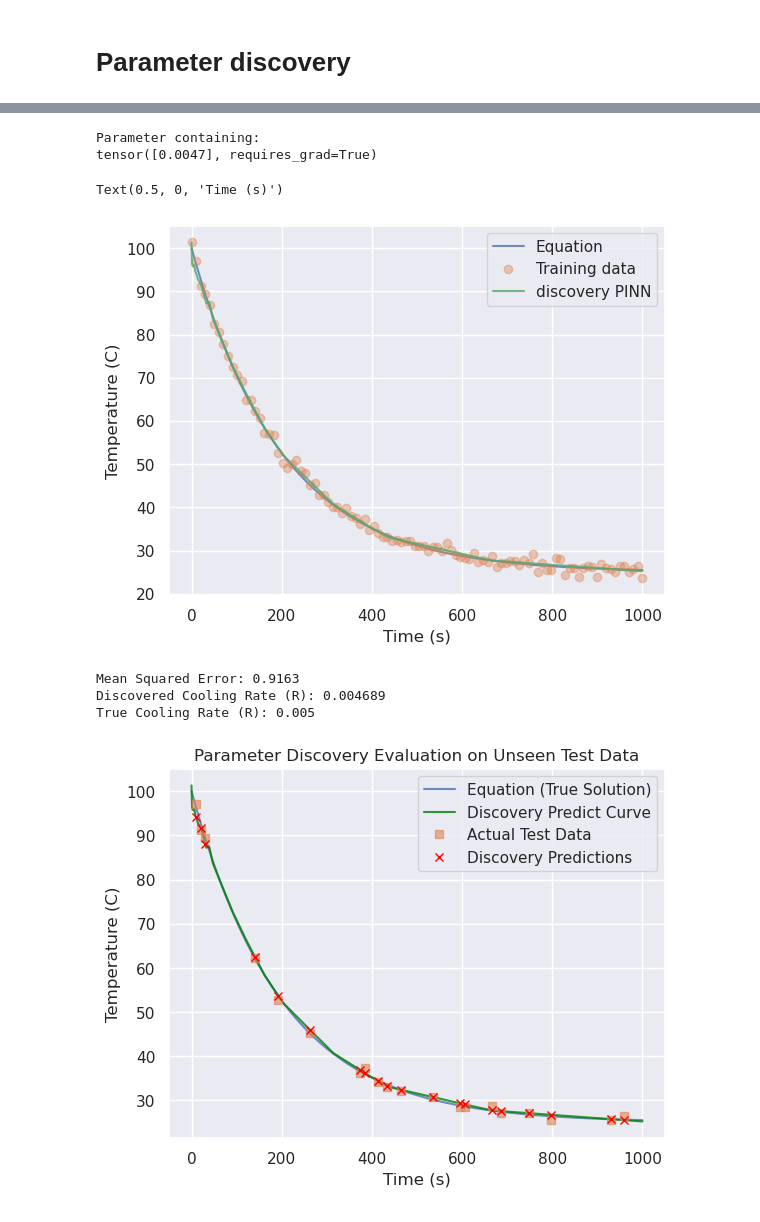
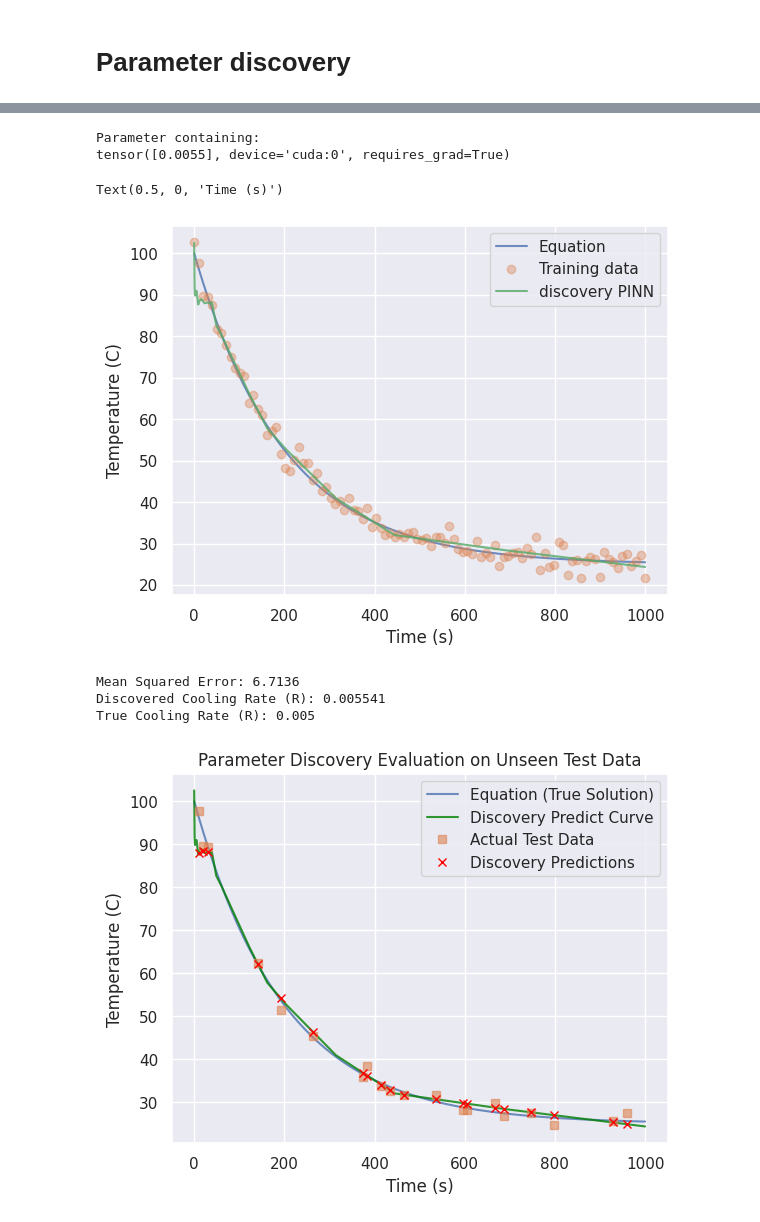
Before and after one commit to MrzAhmadi/PINNs, a Jupyter notebook: experiment/cooling_rate/cooling_rate_train_test.ipynb, the cells around one changed output, grey strips where cells are left out. Cells and saved outputs as stored; diff of their text form; code cells hidden in the pictures.

```diff
--- a/experiment/cooling_rate/cooling_rate_train_test.ipynb
+++ b/experiment/cooling_rate/cooling_rate_train_test.ipynb
@@ -29,16 +29,17 @@ PyTorch will use: cpu
 # Parameters
 # %%
 number_of_points = 100
-noise_coeff = 1
+noise_coeff = 2
 
 pinn_collocation_points = 1000
 parameter_discovery_collocation_points = 1000
 
-pinn_loss2_weight = 1
-parameter_discovery_loss_2_weight = 1
+pinn_loss2_weight = 0.5
+parameter_discovery_loss_2_weight = 0.5
 
-pinn_epochs = 30000
-parameter_discovery_epochs = 40000
+vanila_epochs = 20000
+pinn_epochs = 20000
+parameter_discovery_epochs = 20000
 # %%
 np.random.seed(10)
 
@@ -55,11 +56,11 @@ temps = eq(times)
 t = np.linspace(0, 1000, number_of_points)
 T = eq(t) + noise_coeff * np.random.randn(number_of_points)
 
-t_train, t_test, T_train, T_test = train_test_split(t, T, test_size=0.2, random_state=10)
+x_train, x_test, y_train, y_test = train_test_split(t, T, test_size=0.2, random_state=10)
 
 plt.plot(times, temps)
-plt.plot(t_train, T_train, 'o')
-plt.plot(t_test, T_test, 's')
+plt.plot(x_train, y_train, 'o')
+plt.plot(x_test, y_test, 's')
 plt.legend(['Equation', 'Training data (80%)', 'Testing data (20%)'])
 plt.ylabel('Temperature (C)')
 plt.xlabel('Time (s)')
@@ -150,9 +248,9 @@ def physics_loss_discovery(model: torch.nn.Module, n_points=parameter_discovery_
 
     return torch.mean(pde**2)
 # %%
-netdisc = NetDiscovery(1, 1, loss2=physics_loss_discovery, loss2_weight=parameter_discovery_loss_2_weight, epochs=parameter_discovery_epochs, lr=5e-6).to(DEVICE)
+netdisc = NetDiscovery(1, 1, loss2=physics_loss_discovery, loss2_weight=parameter_discovery_loss_2_weight, epochs=parameter_discovery_epochs, lr=1e-5).to(DEVICE)
 
-losses = netdisc.fit(t_train, T_train)
+losses = netdisc.fit(x_train, y_train)
 
 plt.plot(losses)
 plt.yscale('log')
@@ -183,41 +281,41 @@ plt.ylabel('Temperature (C)')
 plt.xlabel('Time (s)')
 # %% [output]
 Parameter containing:
-tensor([0.0047], requires_grad=True)
+tensor([0.0055], device='cuda:0', requires_grad=True)
 Text(0.5, 0, 'Time (s)')
-[figure, old version]
+[figure, new version]
 # %%
 # Predict specifically for the test points to calculate MSE
-T_pred_disc = netdisc.predict(t_test)
+T_pred_disc = netdisc.predict(x_test)
 
-test_mse_disc = np.mean((T_pred_disc.flatten() - T_test)**2)
+test_mse_disc = np.mean((T_pred_disc.flatten() - y_test)**2)
 discovered_r = netdisc.r.item()
 true_r = 0.005
 
 print(f"Mean Squared Error: {test_mse_disc:.4f}")
 print(f"Discovered Cooling Rate (R): {discovered_r:.6f}")
 print(f"True Cooling Rate (R): {true_r}")
 
 # Predict across the entire continuous time domain
 continuous_preds_disc = netdisc.predict(times)
 
 plt.figure()
 
 # Plot the continuous curves
 plt.plot(times, temps, label='Equation (True Solution)', alpha=0.8)
 plt.plot(times, continuous_preds_disc, label='Discovery Predict Curve', color='green', alpha=0.8)
 
 # Plot the discrete test points
-plt.plot(t_test, T_test, 's', label='Actual Test Data', alpha=0.6)
-plt.plot(t_test, T_pred_disc, 'x', label='Discovery Predictions', color='red')
+plt.plot(x_test, y_test, 's', label='Actual Test Data', alpha=0.6)
+plt.plot(x_test, T_pred_disc, 'x', label='Discovery Predictions', color='red')
 
 plt.legend()
 plt.ylabel('Temperature (C)')
 plt.xlabel('Time (s)')
 plt.title('Parameter Discovery Evaluation on Unseen Test Data')
 plt.show()
 # %% [output]
-Mean Squared Error: 0.9163
-Discovered Cooling Rate (R): 0.004689
+Mean Squared Error: 6.7136
+Discovered Cooling Rate (R): 0.005541
 True Cooling Rate (R): 0.005
-[figure, old version]
+[figure, new version]
```
Also changed, not shown: parts of 12 cells of this notebook, 7 other files.
